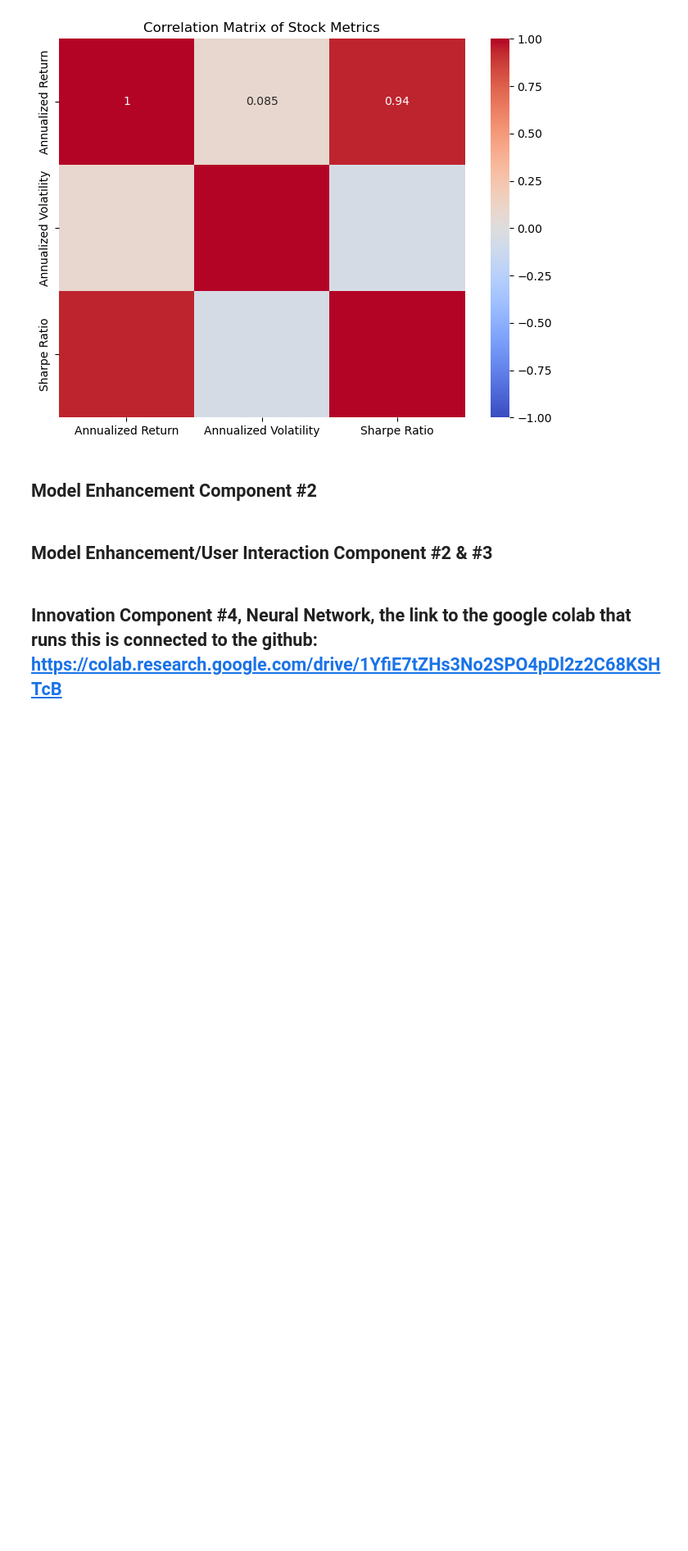
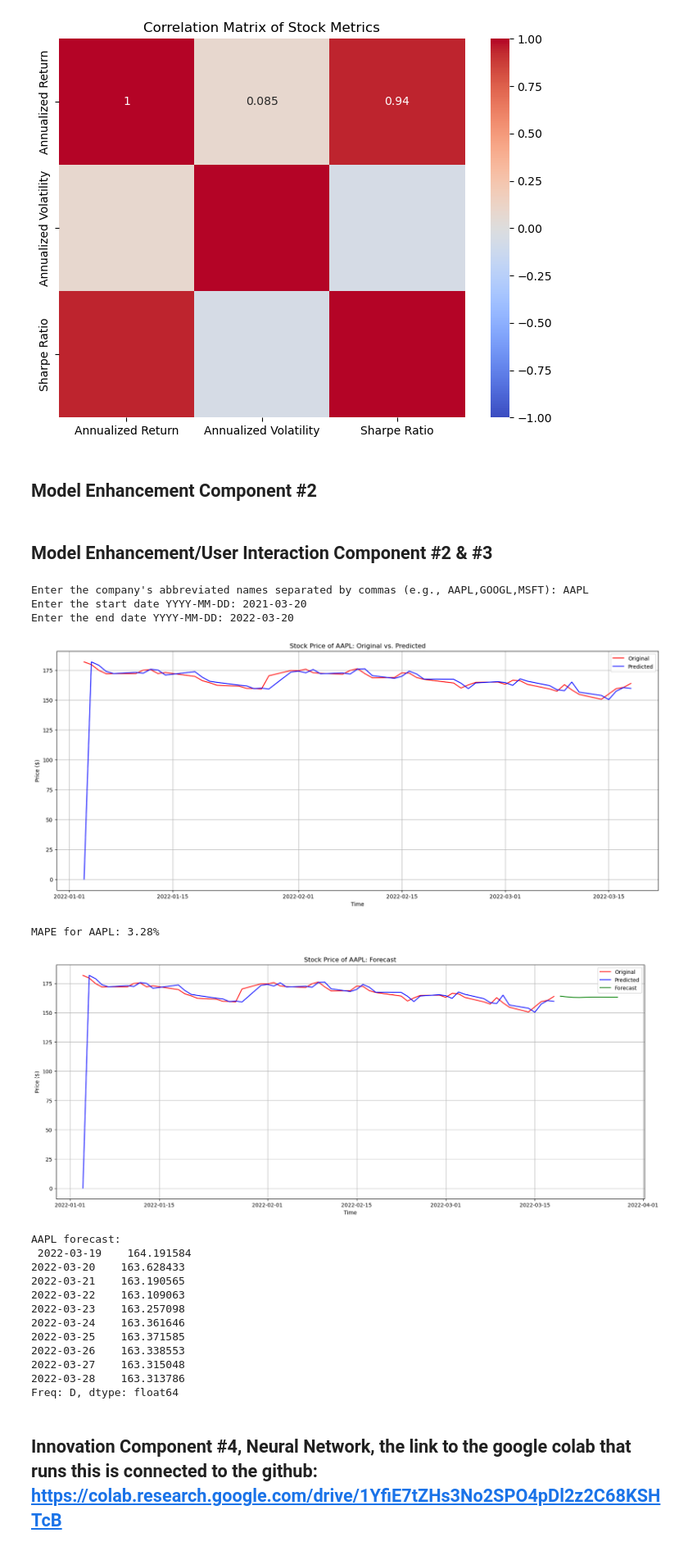
Before and after one commit to Aleberi/Team-4-Assignment-1.4, a Jupyter notebook: Team-4-Assignment-1.4-Capstone-Final (1).ipynb, the cells around one changed output. Shown: that part at 82% size. Drawn from its saved outputs; the diff is of its cells as text; code cells hidden in the pictures; blank space fills up the shorter version.

```diff
--- a/Team-4-Assignment-1.4-Capstone-Final (1).ipynb
+++ b/Team-4-Assignment-1.4-Capstone-Final (1).ipynb
@@ -128,6 +130,10 @@ def analyze_multiple_stocks(companies, start_date, end_date):
         stock_data = company_data[company]
         stock_data = stock_data[(stock_data['Date'] >= start_date) & (stock_data['Date'] <= end_date)]
 
+        # Ensure 'Date' is in datetime format and set it as index
+        stock_data['Date'] = pd.to_datetime(stock_data['Date'])
+        stock_data.set_index('Date', inplace=True)
+
         # Finding closing prices
         closing_prices = stock_data['Close']
 
@@ -136,7 +142,8 @@ def analyze_multiple_stocks(companies, start_date, end_date):
         model_fit = model.fit()
 
         # Making predictions for company's stock
-        predictions = model_fit.predict(typ='levels')
+        predictions = model_fit.predict(start=0, end=len(closing_prices)-1, typ='levels')
+        predictions.index = closing_prices.index  # Align predictions with the original dates
 
         # Plot the original and predicted closing prices
         plt.figure(figsize=(20,8))
@@ -147,32 +154,67 @@ def analyze_multiple_stocks(companies, start_date, end_date):
         plt.ylabel('Price ($)')
         plt.legend()
         plt.grid(True)
         plt.show()
 
         # Checking error percentage
         mape_company = mean_absolute_percentage_error(closing_prices, predictions)
         print(f"MAPE for {company}: {mape_company:.2f}%")
 
         # Forecasting future values
-        forecast = model_fit.get_forecast(steps=10).predicted_mean
-        print(f"{company} forecast:\n", forecast)
+        forecast_steps = 10
+        forecast = model_fit.get_forecast(steps=forecast_steps)
+        forecast_index = pd.date_range(start=closing_prices.index[-1], periods=forecast_steps+1, freq='D')[1:]
+        forecast_series = pd.Series(forecast.predicted_mean.values, index=forecast_index)
+
+        # Plot forecasted values
+        plt.figure(figsize=(20,8))
+        plt.plot(closing_prices, color='red', label='Original')
+        plt.plot(predictions, color='blue', label='Predicted')
+        plt.plot(forecast_series, color='green', label='Forecast')
+        plt.title(f'Stock Price of {company}: Forecast')
+        plt.xlabel('Time')
+        plt.ylabel('Price ($)')
+        plt.legend()
+        plt.grid(True)
+        plt.show()
+
+        print(f"{company} forecast:\n", forecast_series)
 
         # Collecting user feedback
         rating = input(f"After Use Please rate the accuracy of the prediction for {company} (1-5): ")
         improvement = input(f"Please provide any suggestions for improving the prediction for {company}: ")
         feedback[company] = {'rating': rating, 'improvement': improvement}
 
     return feedback
 
 # Taking user input for multiple companies, start date, and end date
 companies = input("Enter the company's abbreviated names separated by commas (e.g., AAPL,GOOGL,MSFT):").split(',')
 start_date = input("Enter the start date YYYY-MM-DD:")
 end_date = input("Enter the end date YYYY-MM-DD:")
 
 # Analyzing multiple stocks and collecting feedback
 feedback = analyze_multiple_stocks(companies, start_date, end_date)
 
 # Display collected feedback
 print("Collected Feedback:")
 for company, fb in feedback.items():
     print(f"{company} - Rating: {fb['rating']}, Improvement Suggestions: {fb['improvement']}")
+# %% [output]
+Enter the company's abbreviated names separated by commas (e.g., AAPL,GOOGL,MSFT): AAPL
+Enter the start date YYYY-MM-DD: 2021-03-20
+Enter the end date YYYY-MM-DD: 2022-03-20
+[figure, added]
+MAPE for AAPL: 3.28%
+[figure, added]
+AAPL forecast:
+ 2022-03-19    164.191584
+2022-03-20    163.628433
+2022-03-21    163.190565
+2022-03-22    163.109063
+2022-03-23    163.257098
+2022-03-24    163.361646
+2022-03-25    163.371585
+2022-03-26    163.338553
+2022-03-27    163.315048
+2022-03-28    163.313786
+Freq: D, dtype: float64
```
Also changed, not shown: parts of 3 cells of this notebook.
